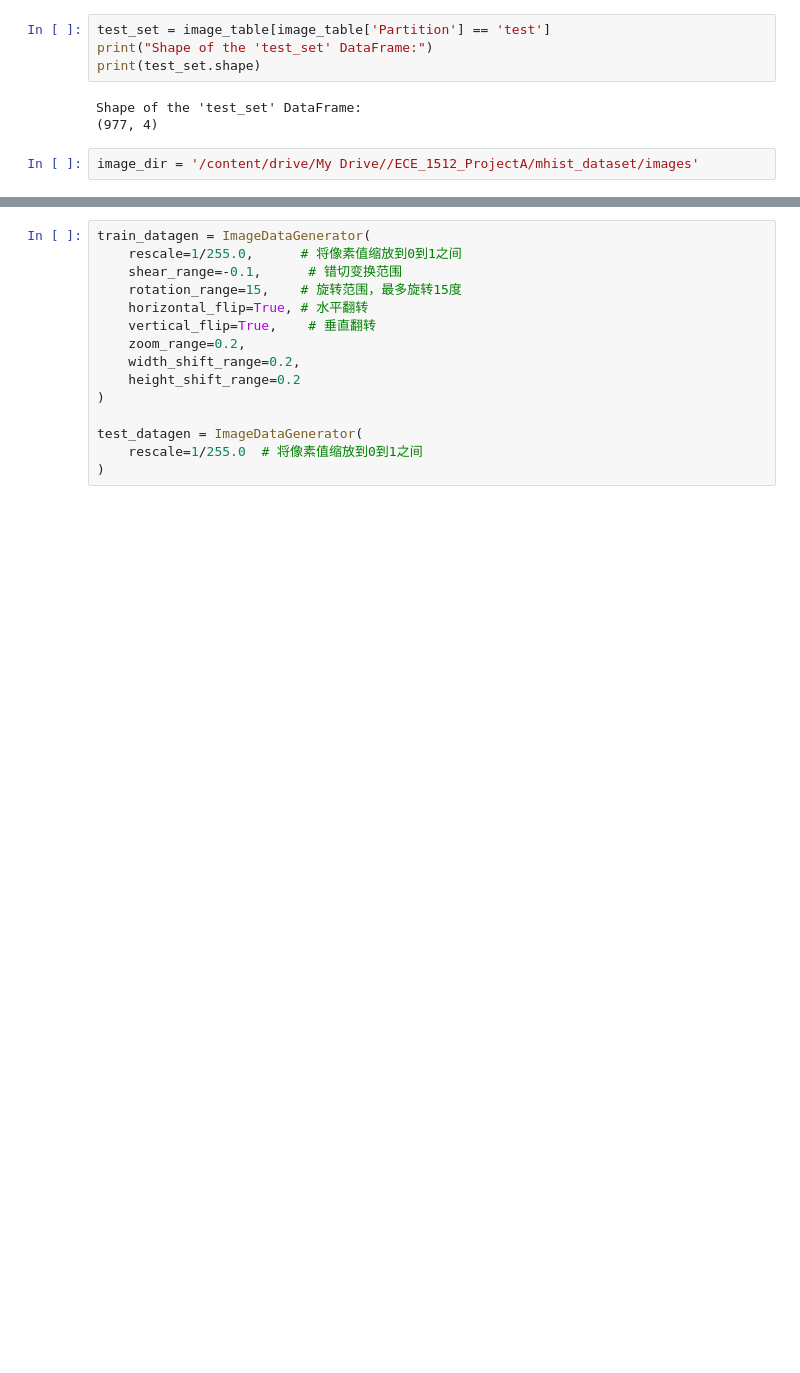
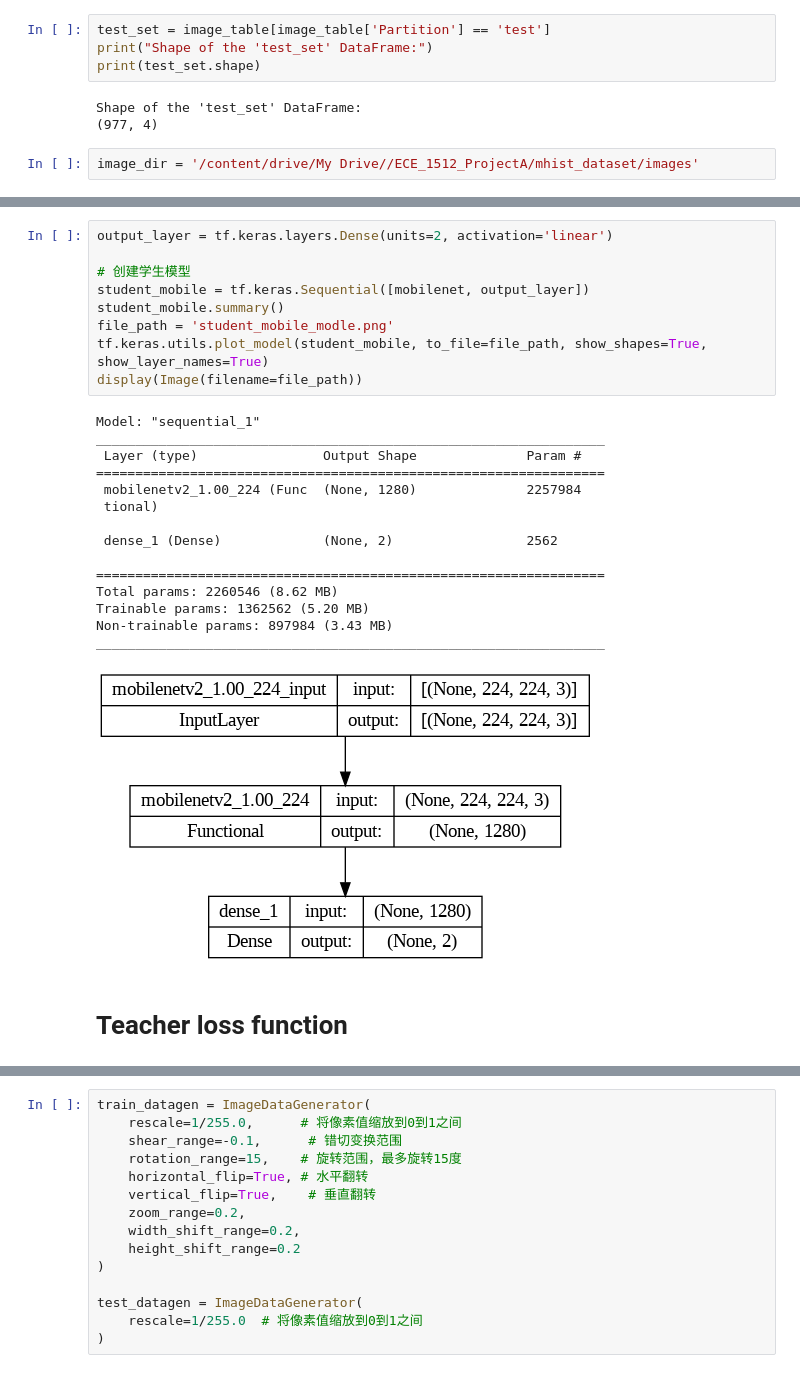
Before and after one commit to Dererkzzz/ECE1512-2023F-ProjectRepo-Longqian-Zhang-Yuxuan-Liu, a Jupyter notebook: task2.ipynb, the cells around one changed output, grey strips where cells are left out. Saved outputs shown, nothing was run; the diff lists cells and outputs as text; blank space fills up the shorter version.

```diff
--- a/task2.ipynb
+++ b/task2.ipynb
@@ -47,0 +205,27 @@ image_dir = '/content/drive/My Drive//ECE_1512_ProjectA/mhist_dataset/images'
+# %%
+output_layer = tf.keras.layers.Dense(units=2, activation='linear')
+
+# 创建学生模型
+student_mobile = tf.keras.Sequential([mobilenet, output_layer])
+student_mobile.summary()
+file_path = 'student_mobile_modle.png'
+tf.keras.utils.plot_model(student_mobile, to_file=file_path, show_shapes=True, show_layer_names=True)
+display(Image(filename=file_path))
+# %% [output]
+Model: "sequential_1"
+_________________________________________________________________
+ Layer (type)                Output Shape              Param #
+=================================================================
+ mobilenetv2_1.00_224 (Func  (None, 1280)              2257984
+ tional)
+
+ dense_1 (Dense)             (None, 2)                 2562
+
+=================================================================
+Total params: 2260546 (8.62 MB)
+Trainable params: 1362562 (5.20 MB)
+Non-trainable params: 897984 (3.43 MB)
+_________________________________________________________________
+[figure, added]
+# %% [markdown]
+# Teacher loss function
```
Also changed, not shown: parts of 99 cells of this notebook.
